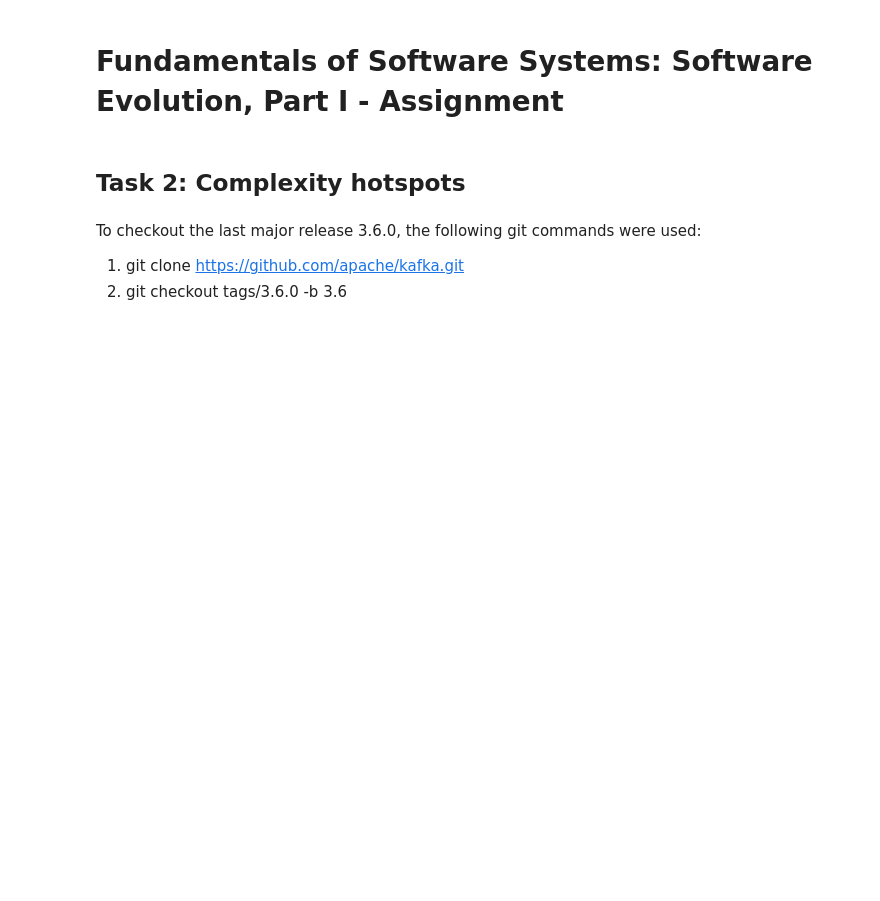
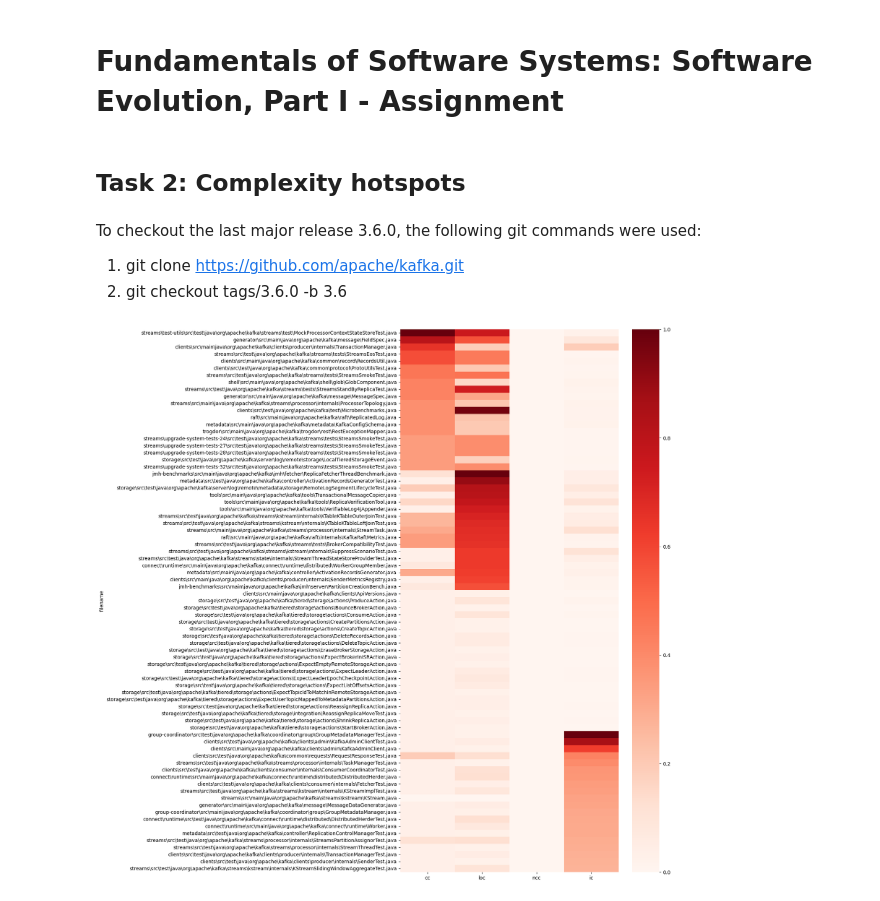
Before and after one commit to justinhehli/fss-se-I, a Jupyter notebook: FSS_SE_I.ipynb, the cells around one changed output. Drawn from its saved outputs; the diff is of its cells as text; code cells hidden in the pictures; blank space fills up the shorter version.

```diff
--- a/FSS_SE_I.ipynb
+++ b/FSS_SE_I.ipynb
@@ -53,0 +85,30 @@ df_to_csv(df)
+# %%
+# create heatmap
+import seaborn as sns
+from sklearn.preprocessing import MinMaxScaler
+import matplotlib.pyplot as plt
+
+top_metrics_df = csv_to_df()
+
+mms = MinMaxScaler()
+top_metrics_df[['cc', 'loc', 'ncc', 'ic']] = mms.fit_transform(
+    top_metrics_df[['cc', 'loc', 'ncc', 'ic']])
+
+top_metrics_df = pd.concat([
+    top_metrics_df.sort_values('cc', ascending=False).head(20),
+    top_metrics_df.sort_values('loc', ascending=False).head(20),
+    top_metrics_df.sort_values('ncc', ascending=False).head(20),
+    top_metrics_df.sort_values('ic', ascending=False).head(20),
+])
+top_metrics_df = top_metrics_df.drop_duplicates()
+
+top_metrics_df['filename'] = top_metrics_df['filename'].str.replace(
+    './kafka\\', '')
+top_metrics_df = top_metrics_df.set_index('filename', drop=False)
+
+fig, ax = plt.subplots(figsize=(10, 20))
+sns.heatmap(top_metrics_df[['cc', 'loc', 'ncc', 'ic']],
+            cmap="Reds", xticklabels=True, yticklabels=True)
+plt.show()
+# %% [output]
+[figure, added]
```
Also changed, not shown: parts of 4 cells of this notebook, 1 other file.
